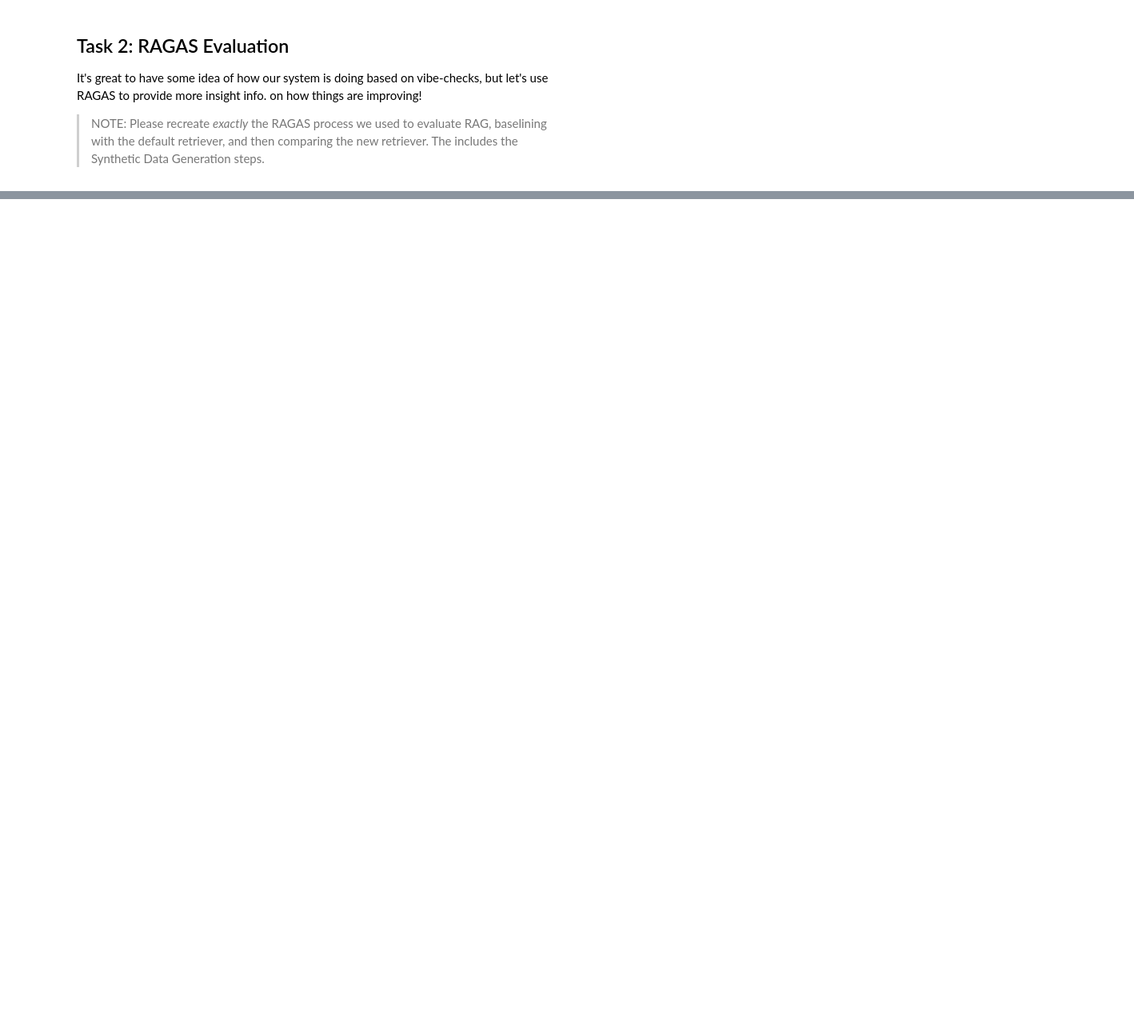
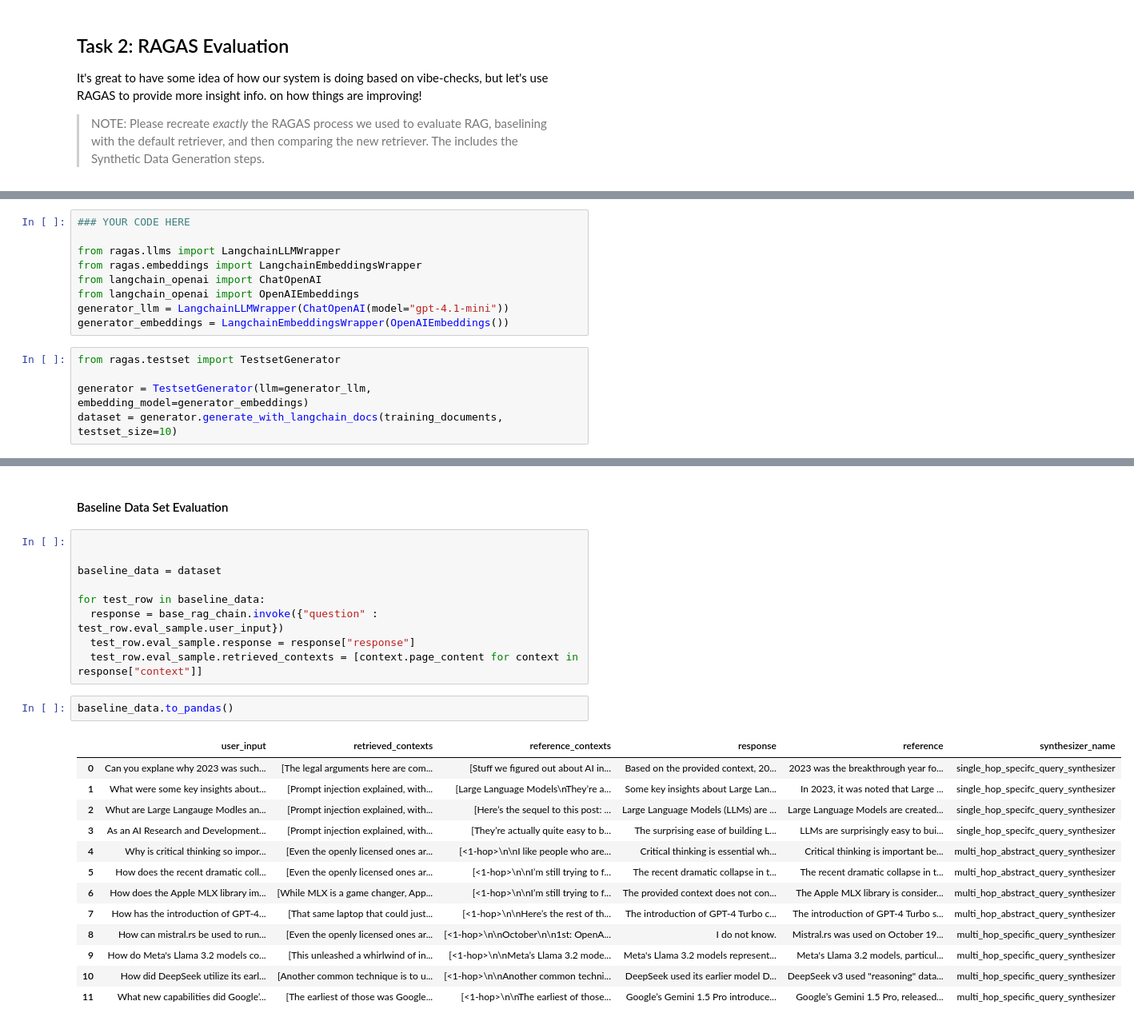
Before and after one commit to bradsmith3715/AIE6_NEW, a Jupyter notebook: 09_Finetuning_Embeddings/Fine_tuning_Embedding_Models_for_RAG_Notebook.ipynb, the cells around one changed output, grey strips where cells are left out. Shown: that part at 80% size. Cells and saved outputs as stored; diff of their text form; blank space fills up the shorter version.

```diff
--- a/09_Finetuning_Embeddings/Fine_tuning_Embedding_Models_for_RAG_Notebook.ipynb
+++ b/09_Finetuning_Embeddings/Fine_tuning_Embedding_Models_for_RAG_Notebook.ipynb
@@ -636,0 +948,14 @@ It's great to have some idea of how our system is doing based on vibe-checks, bu
+# %%
+### YOUR CODE HERE
+
+from ragas.llms import LangchainLLMWrapper
+from ragas.embeddings import LangchainEmbeddingsWrapper
+from langchain_openai import ChatOpenAI
+from langchain_openai import OpenAIEmbeddings
+generator_llm = LangchainLLMWrapper(ChatOpenAI(model="gpt-4.1-mini"))
+generator_embeddings = LangchainEmbeddingsWrapper(OpenAIEmbeddings())
+# %%
+from ragas.testset import TestsetGenerator
+
+generator = TestsetGenerator(llm=generator_llm, embedding_model=generator_embeddings)
+dataset = generator.generate_with_langchain_docs(training_documents, testset_size=10)
@@ -636,0 +980,27 @@ It's great to have some idea of how our system is doing based on vibe-checks, bu
+# %% [markdown]
+#### Baseline Data Set Evaluation
+# %%
+
+
+baseline_data = dataset
+
+for test_row in baseline_data:
+  response = base_rag_chain.invoke({"question" : test_row.eval_sample.user_input})
+  test_row.eval_sample.response = response["response"]
+  test_row.eval_sample.retrieved_contexts = [context.page_content for context in response["context"]]
+# %%
+baseline_data.to_pandas()
+# %% [output]
+|  | user_input | retrieved_contexts | reference_contexts | response | reference | synthesizer_name |
+| 0 | Can you explane why 2023 was such... | [The legal arguments here are com... | [Stuff we figured out about AI in... | Based on the provided context, 20... | 2023 was the breakthrough year fo... | single_hop_specifc_query_synthesizer |
+| 1 | What were some key insights about... | [Prompt injection explained, with... | [Large Language Models\nThey’re a... | Some key insights about Large Lan... | In 2023, it was noted that Large ... | single_hop_specifc_query_synthesizer |
+| 2 | Whut are Large Langauge Modles an... | [Prompt injection explained, with... | [Here’s the sequel to this post: ... | Large Language Models (LLMs) are ... | Large Language Models are created... | single_hop_specifc_query_synthesizer |
+| 3 | As an AI Research and Development... | [Prompt injection explained, with... | [They’re actually quite easy to b... | The surprising ease of building L... | LLMs are surprisingly easy to bui... | single_hop_specifc_query_synthesizer |
+| 4 | Why is critical thinking so impor... | [Even the openly licensed ones ar... | [<1-hop>\n\nI like people who are... | Critical thinking is essential wh... | Critical thinking is important be... | multi_hop_abstract_query_synthesizer |
+| 5 | How does the recent dramatic coll... | [Even the openly licensed ones ar... | [<1-hop>\n\nI’m still trying to f... | The recent dramatic collapse in t... | The recent dramatic collapse in t... | multi_hop_abstract_query_synthesizer |
+| 6 | How does the Apple MLX library im... | [While MLX is a game changer, App... | [<1-hop>\n\nI’m still trying to f... | The provided context does not con... | The Apple MLX library is consider... | multi_hop_abstract_query_synthesizer |
+| 7 | How has the introduction of GPT-4... | [That same laptop that could just... | [<1-hop>\n\nHere’s the rest of th... | The introduction of GPT-4 Turbo c... | The introduction of GPT-4 Turbo s... | multi_hop_abstract_query_synthesizer |
+| 8 | How can mistral.rs be used to run... | [Even the openly licensed ones ar... | [<1-hop>\n\nOctober\n\n1st: OpenA... | I do not know. | Mistral.rs was used on October 19... | multi_hop_specific_query_synthesizer |
+| 9 | How do Meta's Llama 3.2 models co... | [This unleashed a whirlwind of in... | [<1-hop>\n\nMeta’s Llama 3.2 mode... | Meta's Llama 3.2 models represent... | Meta's Llama 3.2 models, particul... | multi_hop_specific_query_synthesizer |
+| 10 | How did DeepSeek utilize its earl... | [Another common technique is to u... | [<1-hop>\n\nAnother common techni... | DeepSeek used its earlier model D... | DeepSeek v3 used "reasoning" data... | multi_hop_specific_query_synthesizer |
+| 11 | What new capabilities did Google’... | [The earliest of those was Google... | [<1-hop>\n\nThe earliest of those... | Google’s Gemini 1.5 Pro introduce... | Google’s Gemini 1.5 Pro, released... | multi_hop_specific_query_synthesizer |
```
Also changed, not shown: parts of 34 cells of this notebook, 1 other file.
